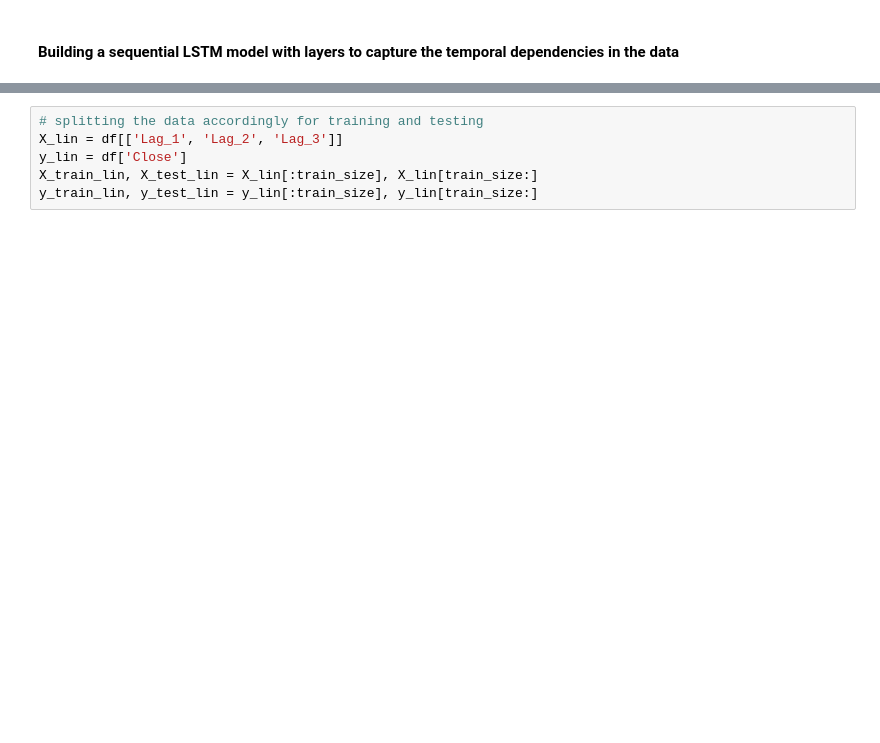
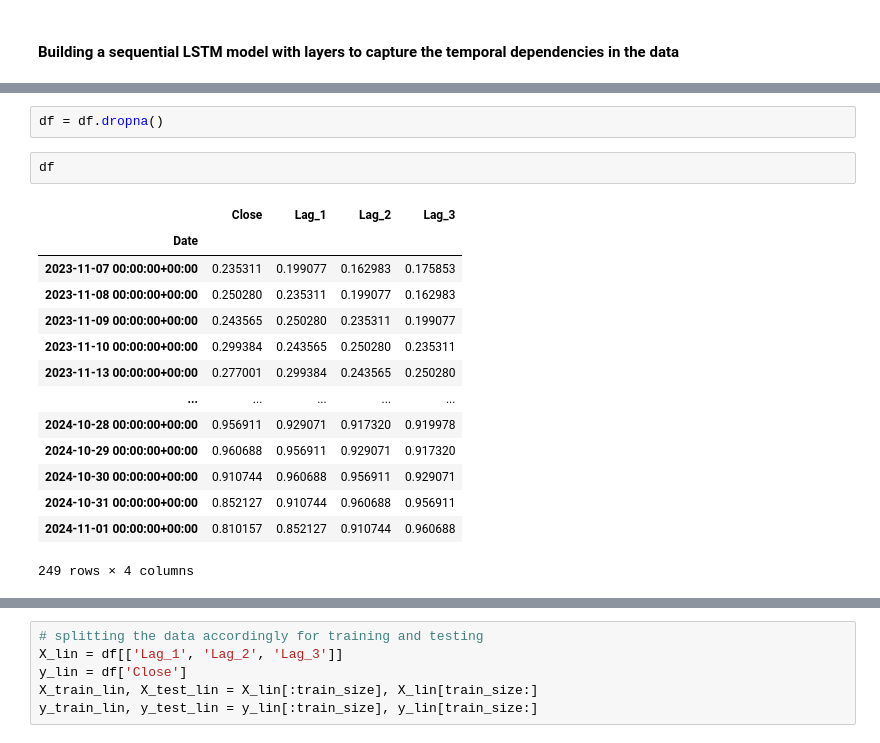
Before and after one commit to jc-cedric/hybrid-machine-learning, a Jupyter notebook: app.ipynb, the cells around one changed output, grey strips where cells are left out. Saved outputs shown, nothing was run; the diff lists cells and outputs as text; blank space fills up the shorter version.

```diff
--- a/app.ipynb
+++ b/app.ipynb
@@ -141,3 +214,22 @@ df  = df.fillna(method='ffill')
+# %%
+df = df.dropna()
+# %%
+df
+# %% [output]
+|  | Close | Lag_1 | Lag_2 | Lag_3 |
+| Date |  |  |  |  |
+| 2023-11-07 00:00:00+00:00 | 0.235311 | 0.199077 | 0.162983 | 0.175853 |
+| 2023-11-08 00:00:00+00:00 | 0.250280 | 0.235311 | 0.199077 | 0.162983 |
+| 2023-11-09 00:00:00+00:00 | 0.243565 | 0.250280 | 0.235311 | 0.199077 |
+| 2023-11-10 00:00:00+00:00 | 0.299384 | 0.243565 | 0.250280 | 0.235311 |
+| 2023-11-13 00:00:00+00:00 | 0.277001 | 0.299384 | 0.243565 | 0.250280 |
+| ... | ... | ... | ... | ... |
+| 2024-10-28 00:00:00+00:00 | 0.956911 | 0.929071 | 0.917320 | 0.919978 |
+| 2024-10-29 00:00:00+00:00 | 0.960688 | 0.956911 | 0.929071 | 0.917320 |
+| 2024-10-30 00:00:00+00:00 | 0.910744 | 0.960688 | 0.956911 | 0.929071 |
+| 2024-10-31 00:00:00+00:00 | 0.852127 | 0.910744 | 0.960688 | 0.956911 |
+| 2024-11-01 00:00:00+00:00 | 0.810157 | 0.852127 | 0.910744 | 0.960688 |
+249 rows × 4 columns
 # %%
 # checking the result
 df.head()
```
Also changed, not shown: parts of 29 cells of this notebook, 1 other file.
